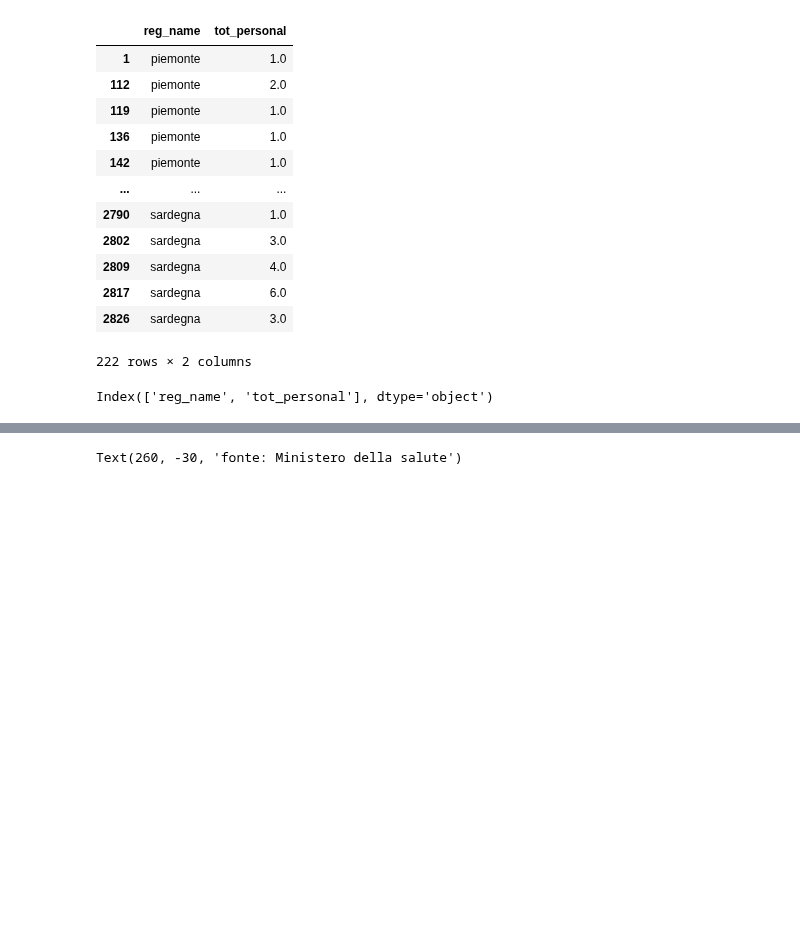
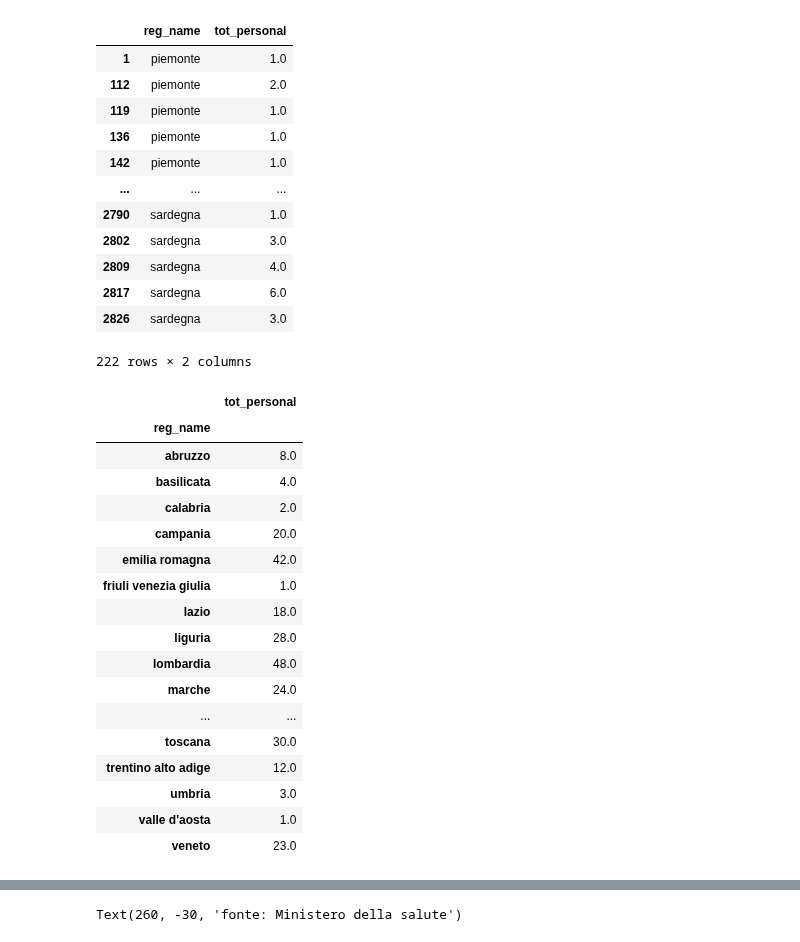
Before and after one commit to armandoschianodicola/italy-stats, a Jupyter notebook: 8/main.ipynb, the cells around one changed output, grey strips where cells are left out. Drawn from its saved outputs; the diff is of its cells as text; code cells hidden in the pictures; blank space fills up the shorter version.

```diff
--- a/8/main.ipynb
+++ b/8/main.ipynb
@@ -208,7 +189,3 @@ df_job
 | 2817 | sardegna | 6.0 |
 | 2826 | sardegna | 3.0 |
 222 rows × 2 columns
-# %%
-df_job.columns
-# %% [output]
-Index(['reg_name', 'tot_personal'], dtype='object')
@@ -219,5 +192,28 @@ df_serd_count = pd.read_pickle("df_serd_regions_agg.pkl")
 # %%
-df_job = df_job.groupby([
-    'reg_name',
-]).sum().reset_index()
+df_job = df_job.pivot_table(
+    index='reg_name',
+    aggfunc='sum',
+    values='tot_personal'
+)
+# %%
+df_job
+# %% [output]
+|  | tot_personal |
+| reg_name |  |
+| abruzzo | 8.0 |
+| basilicata | 4.0 |
+| calabria | 2.0 |
+| campania | 20.0 |
+| emilia romagna | 42.0 |
+| friuli venezia giulia | 1.0 |
+| lazio | 18.0 |
+| liguria | 28.0 |
+| lombardia | 48.0 |
+| marche | 24.0 |
+| ... | ... |
+| toscana | 30.0 |
+| trentino alto adige | 12.0 |
+| umbria | 3.0 |
+| valle d'aosta | 1.0 |
+| veneto | 23.0 |
 # %%
```
Also changed, not shown: parts of 24 cells of this notebook, 5 other files.
